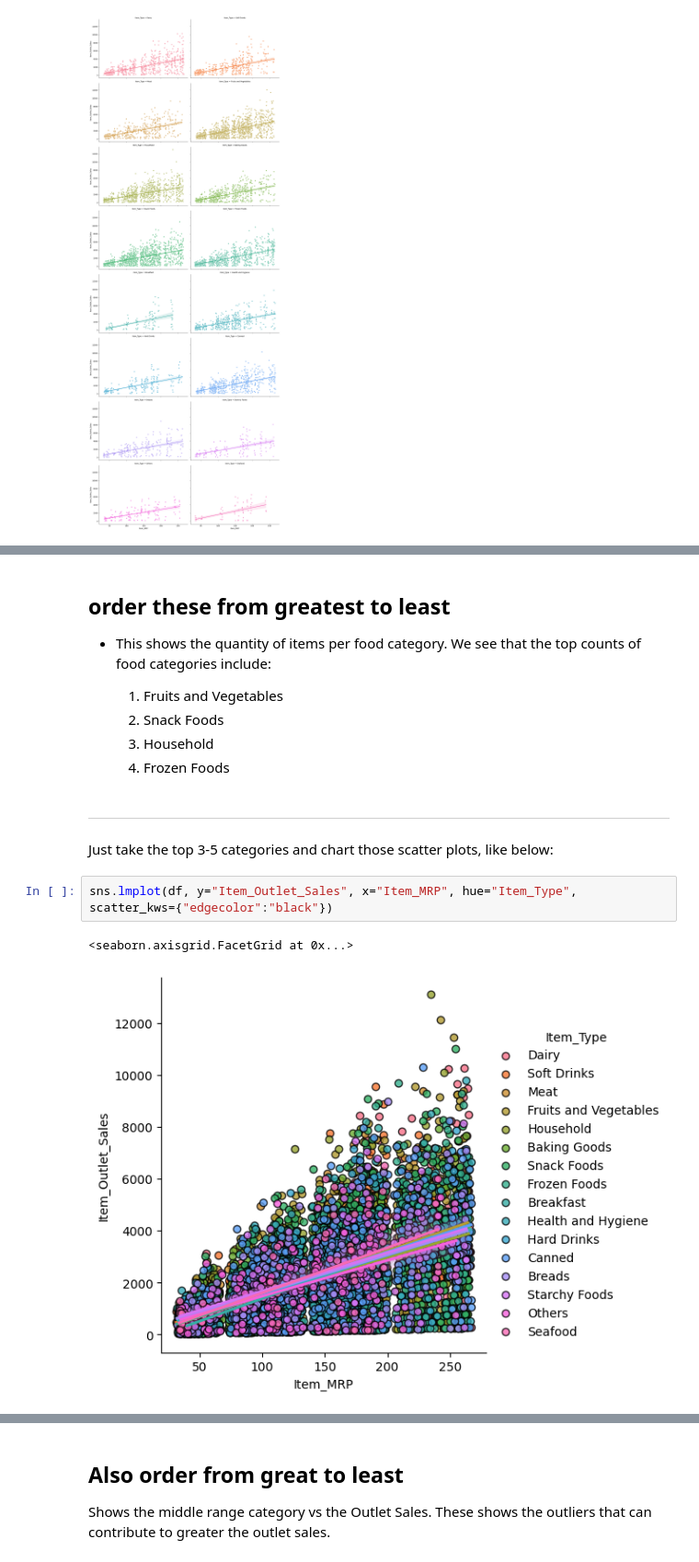
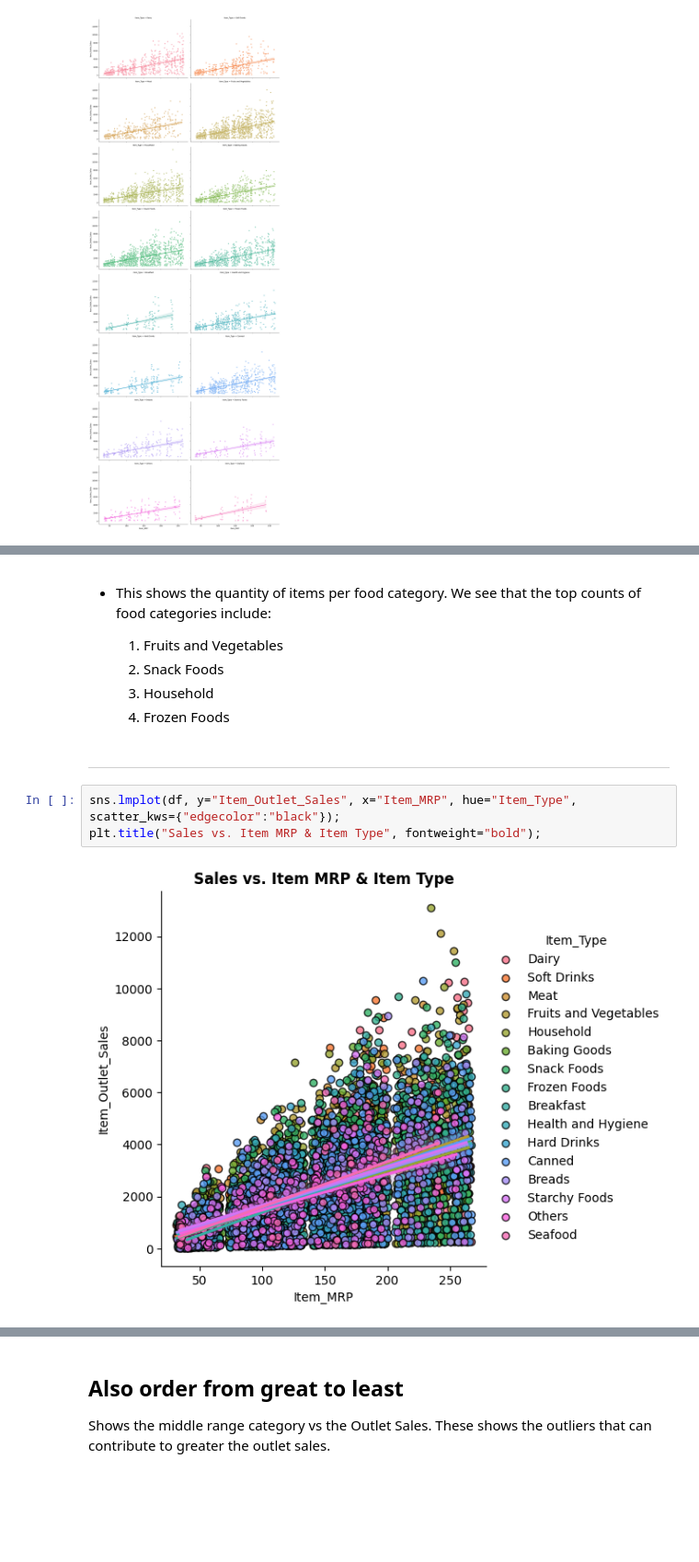
Before and after one commit to eckoecho/Prediction-of-Product-Sales, a Jupyter notebook: Prediction_of_Product_Sales.ipynb, the cells around one changed output, grey strips where cells are left out. Shown at 92% size. Saved outputs shown, nothing was run; the diff lists cells and outputs as text; blank space fills up the shorter version.

```diff
--- a/Prediction_of_Product_Sales.ipynb
+++ b/Prediction_of_Product_Sales.ipynb
@@ -935,5 +946,4 @@ ax.set_xticklabels(ax.get_xticklabels(), rotation=45, ha="right");
 # %% [markdown]
-## order these from greatest to least
 * This shows the quantity of items per food category. We see that the top counts of food categories include:
 
     1. Fruits and Vegetables
@@ -942,12 +952,10 @@ ax.set_xticklabels(ax.get_xticklabels(), rotation=45, ha="right");
     4. Frozen Foods
 # %% [markdown]
 ------------------------------
-# %% [markdown]
-Just take the top 3-5 categories and chart those scatter plots, like below:
 # %%
-sns.lmplot(df, y="Item_Outlet_Sales", x="Item_MRP", hue="Item_Type", scatter_kws={"edgecolor":"black"})
+sns.lmplot(df, y="Item_Outlet_Sales", x="Item_MRP", hue="Item_Type", scatter_kws={"edgecolor":"black"});
+plt.title("Sales vs. Item MRP & Item Type", fontweight="bold");
 # %% [output]
-<seaborn.axisgrid.FacetGrid at 0x...>
-[figure, old version]
+[figure, new version]
 # %%
 g = sns.catplot(data=df, y="Item_Outlet_Sales", x="Item_Type", hue="Item_Type")
```
Also changed, not shown: parts of 20 cells of this notebook.
